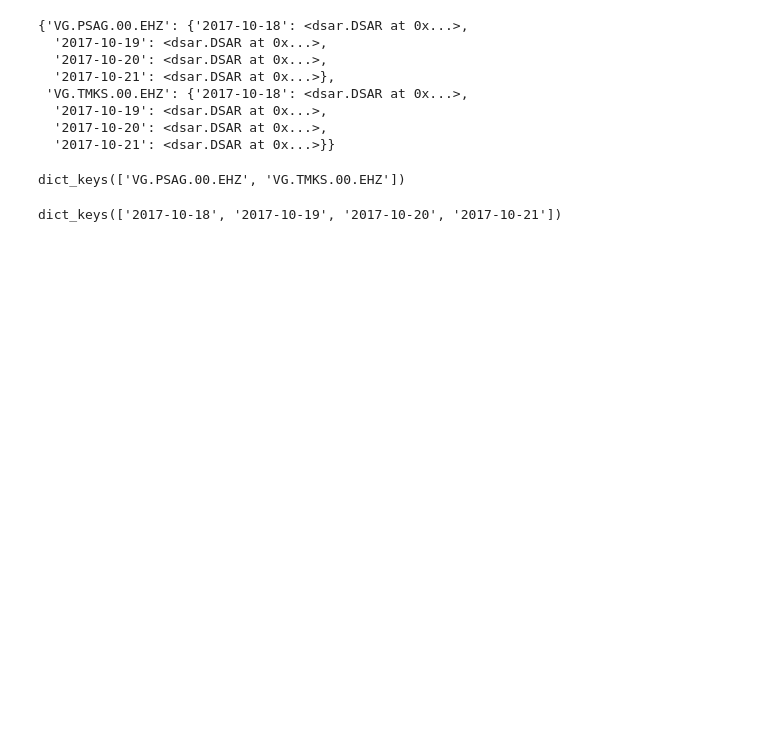
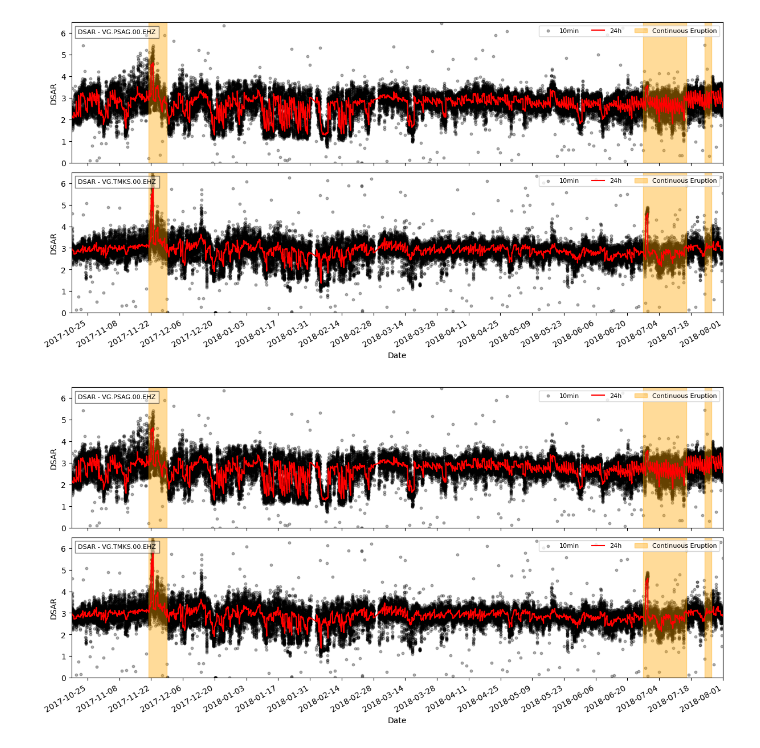
Before and after one commit to martanto/dsar, a Jupyter notebook: dsar-dev.ipynb, the cells around one changed output. Drawn from its saved outputs; the diff is of its cells as text; code cells hidden in the pictures; blank space fills up the shorter version.

Commit message:
wip: DSAR and RSAM module is finished

```diff
--- a/dsar-dev.ipynb
+++ b/dsar-dev.ipynb
@@ -56,19 +34,0 @@ main()
-# %%
-dsars
-# %% [output]
-{'VG.PSAG.00.EHZ': {'2017-10-18': <dsar.DSAR at 0x...>,
-  '2017-10-19': <dsar.DSAR at 0x...>,
-  '2017-10-20': <dsar.DSAR at 0x...>,
-  '2017-10-21': <dsar.DSAR at 0x...>},
- 'VG.TMKS.00.EHZ': {'2017-10-18': <dsar.DSAR at 0x...>,
-  '2017-10-19': <dsar.DSAR at 0x...>,
-  '2017-10-20': <dsar.DSAR at 0x...>,
-  '2017-10-21': <dsar.DSAR at 0x...>}}
-# %%
-dsars.keys()
-# %% [output]
-dict_keys(['VG.PSAG.00.EHZ', 'VG.TMKS.00.EHZ'])
-# %%
-dsars['VG.PSAG.00.EHZ'].keys()
-# %% [output]
-dict_keys(['2017-10-18', '2017-10-19', '2017-10-20', '2017-10-21'])
@@ -76,0 +37,6 @@ dsars['VG.PSAG.00.EHZ']['2017-10-18'].dfs['VG.PSAG.00.EHZ'].to_csv('test.csv', i
+# %%
+DSAR.plot(dsar_directory, stations, resample=resample_rule,
+          axvspans=continuous_eruptions)
+# %% [output]
+[figure, added]
+[figure, added]
```
Also changed, not shown: parts of 5 cells of this notebook, 15 other files.
